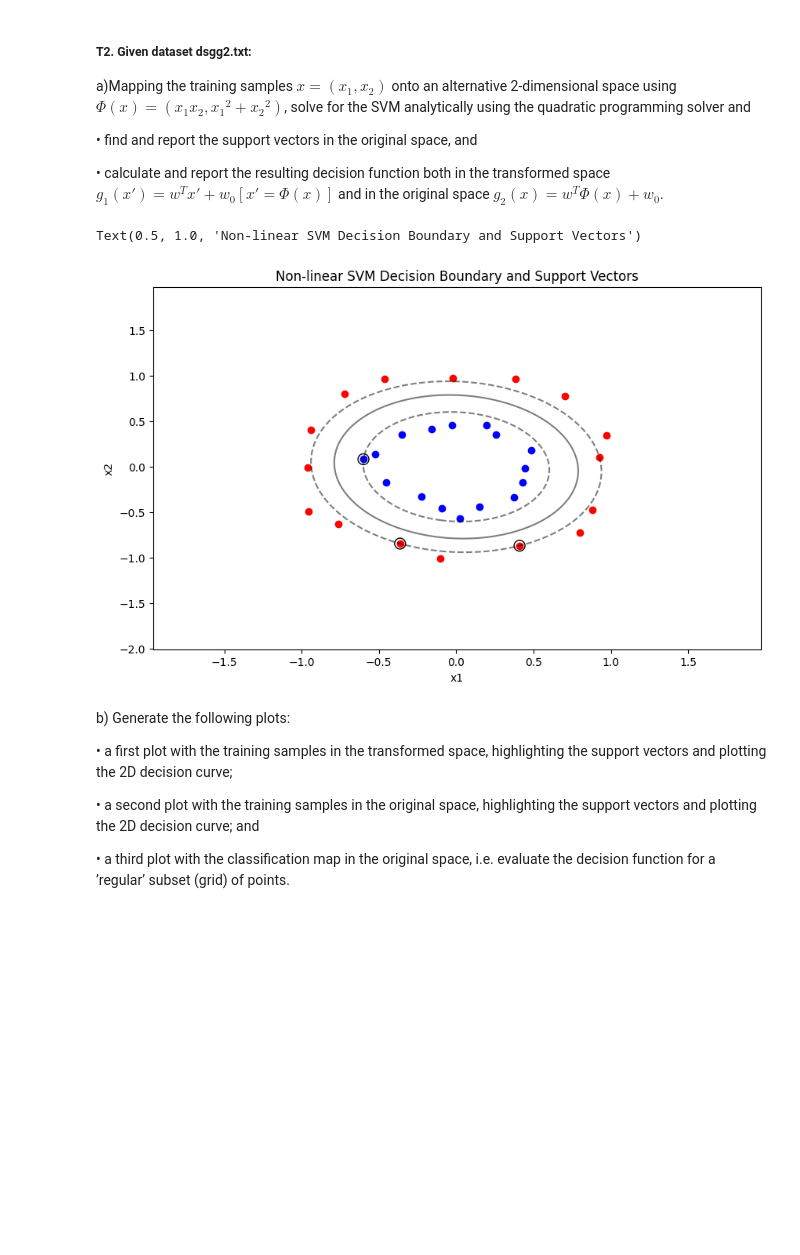
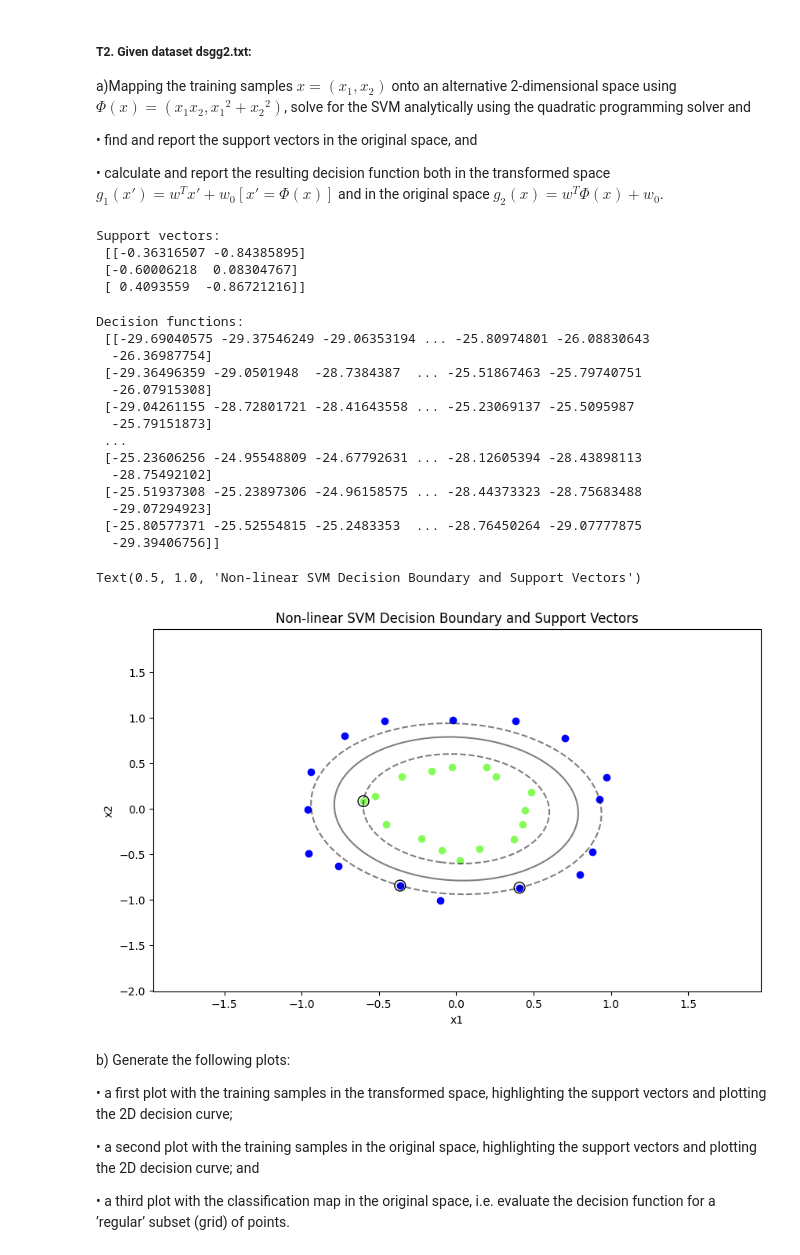
Before and after one commit to pedromartip/Instance-based-learning, a Jupyter notebook: handout_3.ipynb, the cells around one changed output. Drawn from its saved outputs; the diff is of its cells as text; code cells hidden in the pictures; blank space fills up the shorter version.

```diff
--- a/handout_3.ipynb
+++ b/handout_3.ipynb
@@ -337,7 +337,7 @@ def g_trans(x):
 # %%
 '''
 1. commented source code
-2. support vectors
+
 3. decision functions
 '''
 #Import data
@@ -393,31 +393,10 @@ w = np.sum((alpha_sv * support_vector_labels)[:, np.newaxis] * X_transformed[sv]
 decision_values = np.dot(X_transformed[sv], w)
 b = np.mean(support_vector_labels - decision_values)
 
-# Plot results
-plt.figure(figsize=(10, 6))
-
-# Plot data points
-plt.scatter(X[y == 1][:, 0], X[y == 1][:, 1], color='blue', label='Class +1')
-plt.scatter(X[y == -1][:, 0], X[y == -1][:, 1], color='red', label='Class -1')
-
-# Create grid to plot decision boundaries
-grid_x1, grid_x2 = np.meshgrid(np.linspace(X[:, 0].min() - 1, X[:, 0].max() + 1, 200),
-                               np.linspace(X[:, 1].min() - 1, X[:, 1].max() + 1, 200))
-grid = np.array([phi([x1, x2]) for x1, x2 in zip(np.ravel(grid_x1), np.ravel(grid_x2))])
-
-# Plot decision boundary
-# Evaluate the decision function for the grid
-Z = g_trans(grid).reshape(grid_x1.shape)
-
-# Plot decision boundary and margins
-plt.contour(grid_x1, grid_x2, Z, levels=[-1, 0, 1], alpha=0.5, linestyles=['--', '-', '--'], colors='k')
-
-# Highlight support vectors
-plt.scatter(support_vectors[:, 0], support_vectors[:, 1], s=100, facecolors='none', edgecolors='black', label='Support Vectors')
-
-plt.xlabel('x1')
-plt.ylabel('x2')
-plt.title('Non-linear SVM Decision Boundary and Support Vectors')
+# 2. support vectors
+print(f"Support vectors:\n {support_vectors}")
 # %% [output]
-Text(0.5, 1.0, 'Non-linear SVM Decision Boundary and Support Vectors')
+Support vectors:
+ [[-0.36316507 -0.84385895]
+ [-0.60006218  0.08304767]
+ [ 0.4093559  -0.86721216]]
-[figure, removed]
@@ -426,3 +403,46 @@ Text(0.5, 1.0, 'Non-linear SVM Decision Boundary and Support Vectors')
+# %%
+# Plot results
+plt.figure(figsize=(10, 6))
+
+# Plot data points
+plt.scatter(X[y == 1][:, 0], X[y == 1][:, 1], color='#85FD59', label='Class +1')
+plt.scatter(X[y == -1][:, 0], X[y == -1][:, 1], color='blue', label='Class -1')
+
+# Create grid to plot decision boundaries
+grid_x1, grid_x2 = np.meshgrid(np.linspace(X[:, 0].min() - 1, X[:, 0].max() + 1, 200),
+                               np.linspace(X[:, 1].min() - 1, X[:, 1].max() + 1, 200))
+grid = np.array([phi([x1, x2]) for x1, x2 in zip(np.ravel(grid_x1), np.ravel(grid_x2))])
+
+# Plot decision boundary
+# Evaluate the decision function for the grid
+Z = g_trans(grid).reshape(grid_x1.shape)
+print(f'Decision functions:\n {Z}\n')
+# Plot decision boundary and margins
+plt.contour(grid_x1, grid_x2, Z, levels=[-1, 0, 1], alpha=0.5, linestyles=['--', '-', '--'], colors='k')
+
+# Highlight support vectors
+plt.scatter(support_vectors[:, 0], support_vectors[:, 1], s=100, facecolors='none', edgecolors='black', label='Support Vectors')
+
+plt.xlabel('x1')
+plt.ylabel('x2')
+plt.title('Non-linear SVM Decision Boundary and Support Vectors')
+# %% [output]
+Decision functions:
+ [[-29.69040575 -29.37546249 -29.06353194 ... -25.80974801 -26.08830643
+  -26.36987754]
+ [-29.36496359 -29.0501948  -28.7384387  ... -25.51867463 -25.79740751
+  -26.07915308]
+ [-29.04261155 -28.72801721 -28.41643558 ... -25.23069137 -25.5095987
+  -25.79151873]
+ ...
+ [-25.23606256 -24.95548809 -24.67792631 ... -28.12605394 -28.43898113
+  -28.75492102]
+ [-25.51937308 -25.23897306 -24.96158575 ... -28.44373323 -28.75683488
+  -29.07294923]
+ [-25.80577371 -25.52554815 -25.2483353  ... -28.76450264 -29.07777875
+  -29.39406756]]
+Text(0.5, 1.0, 'Non-linear SVM Decision Boundary and Support Vectors')
+[figure, added]
 # %% [markdown]
 b)	Generate the following plots:
 
```
Also changed, not shown: parts of 2 cells of this notebook.
